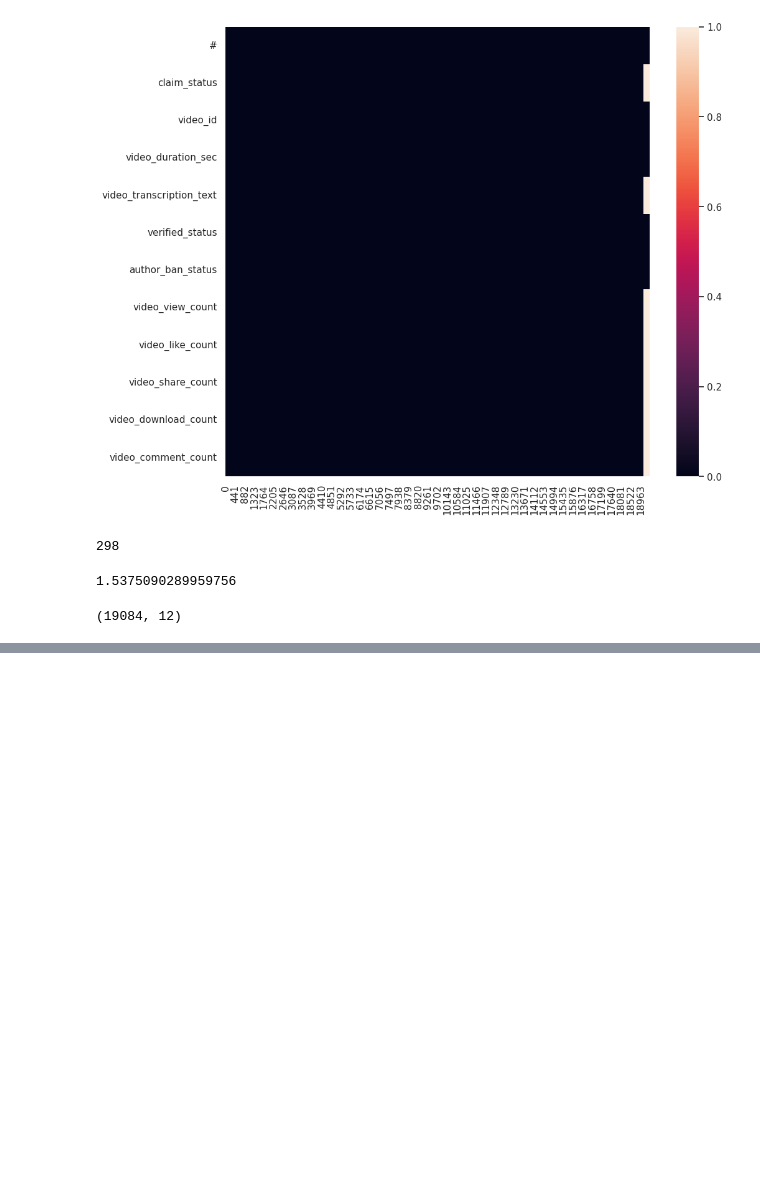
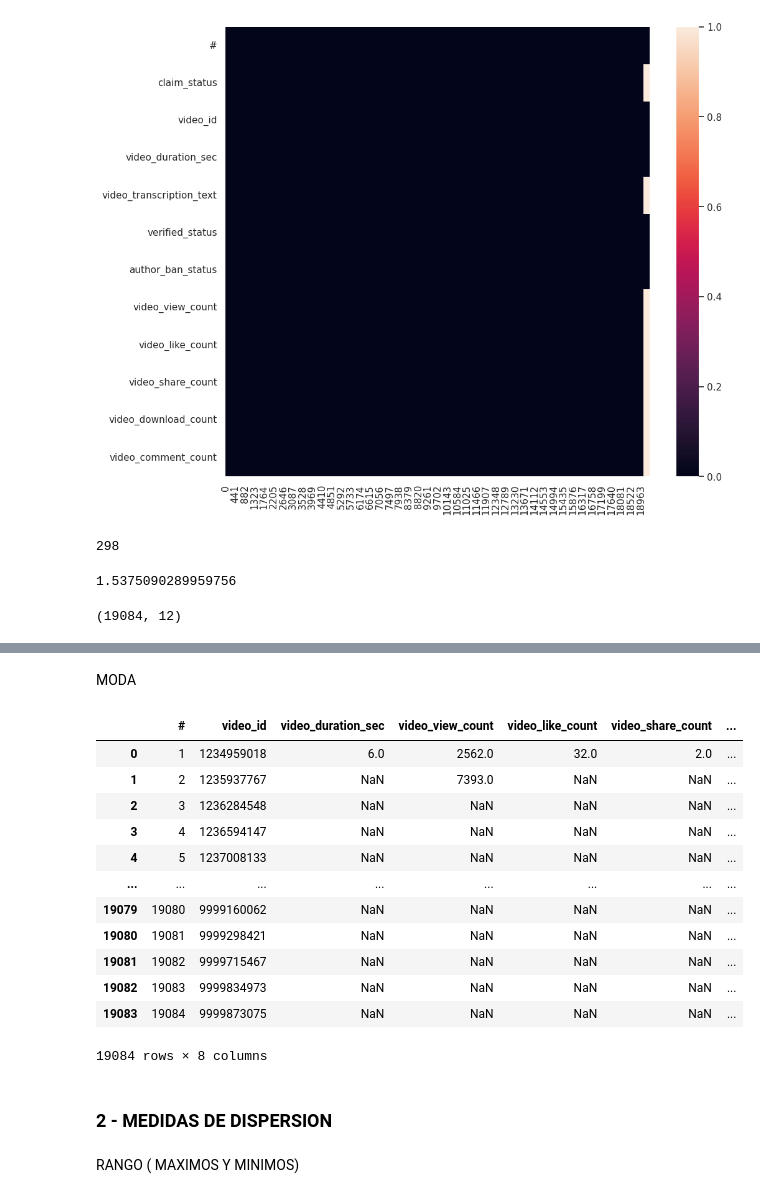
Before and after one commit to cesarmayta/BOOTCAMP_DSG1, a Jupyter notebook: trabajo_final/cesarmayta_eda_modulo3.ipynb, the cells around one changed output, grey strips where cells are left out. Cells and saved outputs as stored; diff of their text form; code cells hidden in the pictures; blank space fills up the shorter version.

```diff
--- a/trabajo_final/cesarmayta_eda_modulo3.ipynb
+++ b/trabajo_final/cesarmayta_eda_modulo3.ipynb
@@ -178,0 +213,22 @@ df_tiktok.shape
+# %% [markdown]
+MODA
+# %%
+df_tiktok.mode(numeric_only=True)
+# %% [output]
+|  | # | video_id | video_duration_sec | video_view_count | video_like_count | video_share_count | ... |
+| 0 | 1 | 1234959018 | 6.0 | 2562.0 | 32.0 | 2.0 | ... |
+| 1 | 2 | 1235937767 | NaN | 7393.0 | NaN | NaN | ... |
+| 2 | 3 | 1236284548 | NaN | NaN | NaN | NaN | ... |
+| 3 | 4 | 1236594147 | NaN | NaN | NaN | NaN | ... |
+| 4 | 5 | 1237008133 | NaN | NaN | NaN | NaN | ... |
+| ... | ... | ... | ... | ... | ... | ... | ... |
+| 19079 | 19080 | 9999160062 | NaN | NaN | NaN | NaN | ... |
+| 19080 | 19081 | 9999298421 | NaN | NaN | NaN | NaN | ... |
+| 19081 | 19082 | 9999715467 | NaN | NaN | NaN | NaN | ... |
+| 19082 | 19083 | 9999834973 | NaN | NaN | NaN | NaN | ... |
+| 19083 | 19084 | 9999873075 | NaN | NaN | NaN | NaN | ... |
+19084 rows × 8 columns
+# %% [markdown]
+### 2 - MEDIDAS DE DISPERSION
+# %% [markdown]
+RANGO ( MAXIMOS Y MINIMOS)
```
Also changed, not shown: parts of 15 cells of this notebook.
